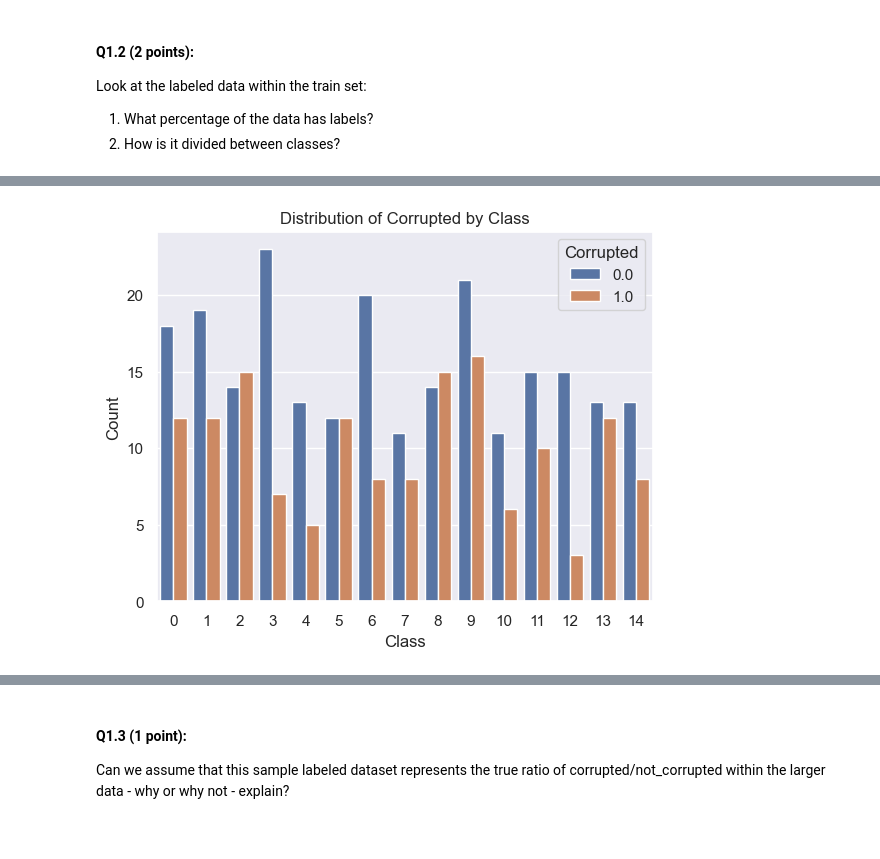
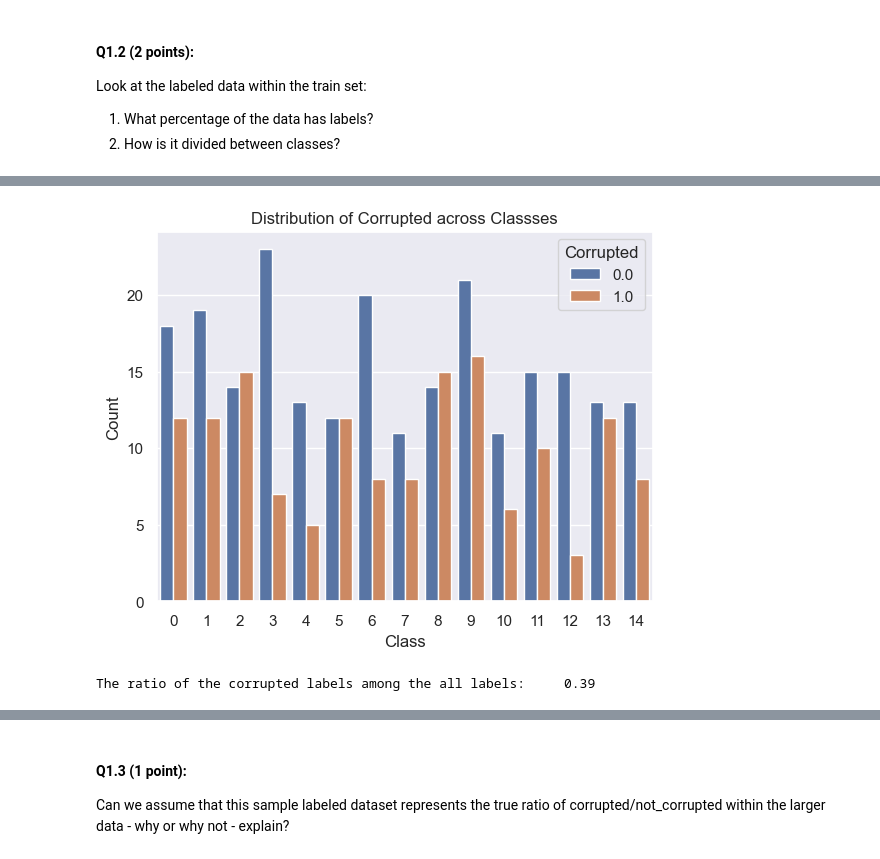
Before and after one commit to anidima/ydata_ml_ul, a Jupyter notebook: UL_HW4_Anomaly_detection.ipynb, the cells around one changed output, grey strips where cells are left out. Drawn from its saved outputs; the diff is of its cells as text; code cells hidden in the pictures.

```diff
--- a/UL_HW4_Anomaly_detection.ipynb
+++ b/UL_HW4_Anomaly_detection.ipynb
@@ -59,7 +59,7 @@ class RFModel_544():
         self.model = None
         self.label = label
 
-        self.train_data = train_data.copy()
+        self.train_data = train_data.sort_index().copy()
         self.test_data = test_data.copy()
 
         if 'Corrupted' in self.train_data.columns:
@@ -177,11 +183,15 @@ Percentage of labeled data = 25.02%
 # %%
 cor_labeled_train_data = labeled_train_data.groupby(['Class', 'Corrupted']).size().reset_index(name='Count')
 cor_labeled_train_data['Class'] = cor_labeled_train_data['Class'].astype(str)
 cor_labeled_train_data['Corrupted'] = cor_labeled_train_data['Corrupted'].astype(str)
 
 sns.barplot(data=cor_labeled_train_data, x='Class', y='Count', hue='Corrupted')
 
-plt.title('Distribution of Corrupted by Class')
+plt.title('Distribution of Corrupted across Classses')
 plt.show()
+
+print(f"""The ratio of the corrupted labels among the all labels: \
+    {(len(train_data[train_data['Corrupted']==1]) / len(train_data[~train_data['Corrupted'].isna()])):.2f}""")
 # %% [output]
-[figure, old version]
+[figure, new version]
+The ratio of the corrupted labels among the all labels:     0.39
```
Also changed, not shown: parts of 59 cells of this notebook.
